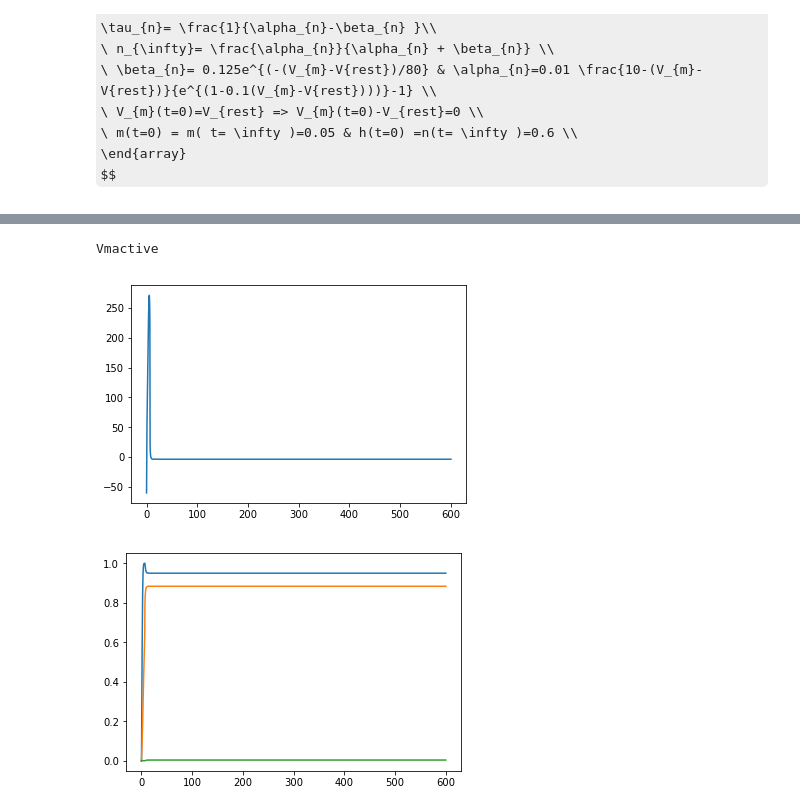
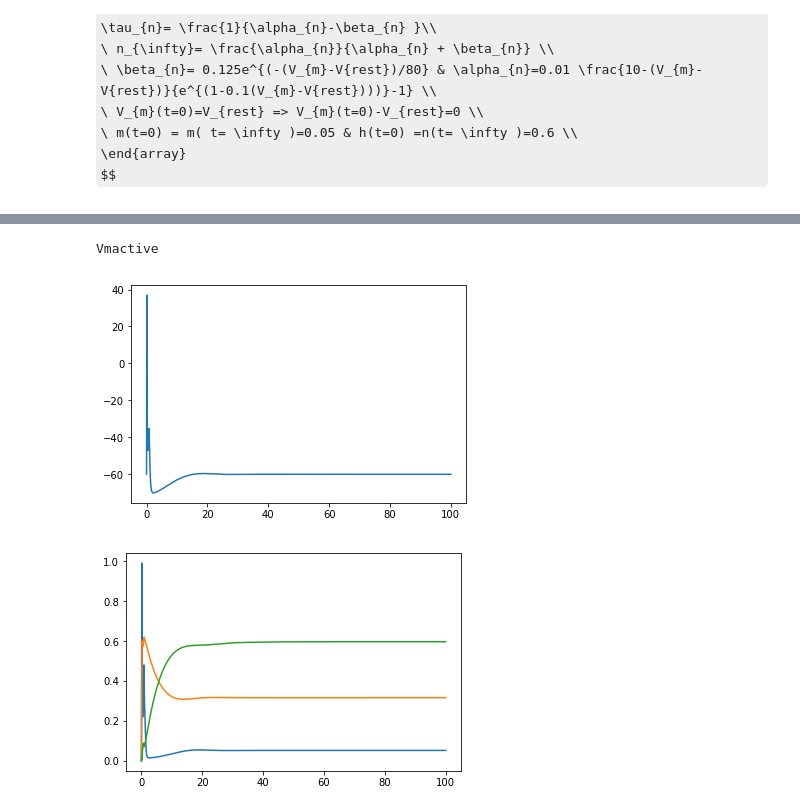
Before and after one commit to damienRONCIN/Electrophysiology, a Jupyter notebook: Electrophysiologie.py.ipynb, the cells around one changed output, grey strips where cells are left out. Cells and saved outputs as stored; diff of their text form; code cells hidden in the pictures; some formulas as TeX source.

```diff
--- a/Electrophysiologie.py.ipynb
+++ b/Electrophysiologie.py.ipynb
@@ -121,15 +124,20 @@ def Vpassive ( Istimulation, timestimulation, timeexperience ):
     t=0
     time = []
     Vmen = []
+    Vinf = ( float(Istimulation)*float(Rm))
     while t < timeexperience :
+        tbegin=0.0005
         t=t + 0.0001
+        if t < tbegin:
+            Vmen.append(E)
+            time.append(t)
 
-        if t < timestimulation :
+        if tbegin<= t < timestimulation :
             Vm = (float(E)-float(Vinf))*((np.exp((-t)/(float(Rm)*float(Cm)))))+float(Vinf);
             time.append(t);
             Vmen.append(Vm);
 
-        else :
+        if  timestimulation< t <  timeexperience :
             Vm1 = (float(Vm)-E)*(np.exp((-t+timestimulation)/(float(Rm)*float(Cm))))+E;
             time.append(t);
             Vmen.append(Vm1);
@@ -139,6 +147,9 @@ def Vpassive ( Istimulation, timestimulation, timeexperience ):
 results = Vpassive (Istimulation, 0.02, 0.04)
 t = results[0]
 V= results[1]
+plt.title('voltage for passive  menbrane ')
+plt.xlabel('time (s)')
+plt.ylabel('voltage (mV)')
 plt.plot( t,V)
 plt.show()
 # %% [output]
@@ -363,17 +241,16 @@ from pylab import *
 #gNa = 3.32 #μS datas from the the Traub model not exactly the same as us...
 #gCa = 6.64  #μS
 #gK = 3.98  #μS
-#Vmrest=Vrest( listdico('Ion.csv') )
+#Vmrest=Vrest( listdico('Ion.csv') )lkn
 Vmrest=-70
 h0=0
 n0=0
 m0=0
 V0=-60
-Istim=0
+Istim=1
 #gl=0.3  #mS/cm²
 #Vl=10.613 #mV
-tstim=0.3
-texp=600
+
 #Cm = 0.01
 #gNa = 120
 #gK = 36
@@ -386,8 +263,8 @@ gNa = 1.20
 gK = 0.36
 gL = 0.003
 vNa = 55.15
-vK = -49.42
-vL = -72.14
+vK = -72.14
+vL =  -49.42
 
 
 
@@ -434,45 +311,47 @@ Istim cst
 # %%
-def activemenbrane(FonctionVm,Vmrest,Ina,Ik,Istim,VNerst,listdico,tstim,texp,m0,h0,n0):
+def activemenbrane(FonctionVm,Vmrest,Istim,tstim,texp,m0,h0,n0):
     n1=100
     n2=1000
-    n3=100000
+    n3=10000
     global L
     timerepos=np.linspace(0,0.1,n1)
     y0=[V0,m0,h0,n0]
-    Vm1=odeint(FVm,y0,timerepos,args=(gNa,Istim))
+    Vm1=odeint(FVm,y0,timerepos,args=(gNa,0))
     VM , m , h , n = Vm1[:,0] , Vm1[:,1] , Vm1[:,2] ,  Vm1[:,3]
     timestim=np.linspace(0.01,tstim+0.1,n2)
     #timestim1=np.linspace(0,tstim,n1)
     y1=list()
     y1=[VM[n1-1],m[n1-1],h[n1-1],n[n1-1]]
     Vm2=odeint(FVm,y1,timestim,args=(gNa,Istim))
     VM=np.append(VM,Vm2[:,0])
     m=np.append(m,Vm2[:,1])
     n=np.append(n,Vm2[:,3])
     h=np.append(h,Vm2[:,2])
     #Vm2=odeint(FonctionVm,Vm1[n-1],timestim1,args=((Ina,Ik,Istim,VNerst,listdico)))
     timeexp=np.linspace(tstim+0.1,texp,n3)
     #timeexp1=np.linspace(0,texp-(tstim+0.01),n2)
     y2=[VM[n1+n2-2],m[n1+n2-2],h[n1+n2-2],n[n1+n2-2]]
-    Vm3=odeint(FVm,y2,timeexp,args=(gNa,Istim))
+    Vm3=odeint(FVm,y2,timeexp,args=(gNa,0))
     #Vm3=odeint(FonctionVm,VM1[n+n1-1],timeexp1,args=((Ina,Ik,0,VNerst,listdico)))
     VM=np.append(VM,Vm3[:,0])
     m=np.append(m,Vm3[:,1])
     n=np.append(n,Vm3[:,3])
     h=np.append(h,Vm3[:,2])
     global timeactive
     timeactive=np.linspace(0,texp,n1+n2+n3)
 
     return timeactive,VM, m, h,n
-timeactive, VM ,m , h ,n = activemenbrane(FonctionVm,Vmrest,Ina,Ik,10,VNerst,listdico,tstim,texp,m0,h0,n0)
+tstim=10
+texp=100
+timeactive, VM ,m , h ,n = activemenbrane(FVm,Vmrest,Istim,tstim,texp,m0,h0,n0)
 print('Vmactive')
 plt.plot(timeactive,VM)
 plt.show()
 plt.plot(timeactive,m)
 plt.plot(timeactive,n)
 plt.plot(timeactive,h)
 plt.show()
 # %% [output]
 Vmactive
-[figure, old version]
+[figure, new version]
-[figure, old version]
+[figure, new version]
```
Also changed, not shown: parts of 10 cells of this notebook.
